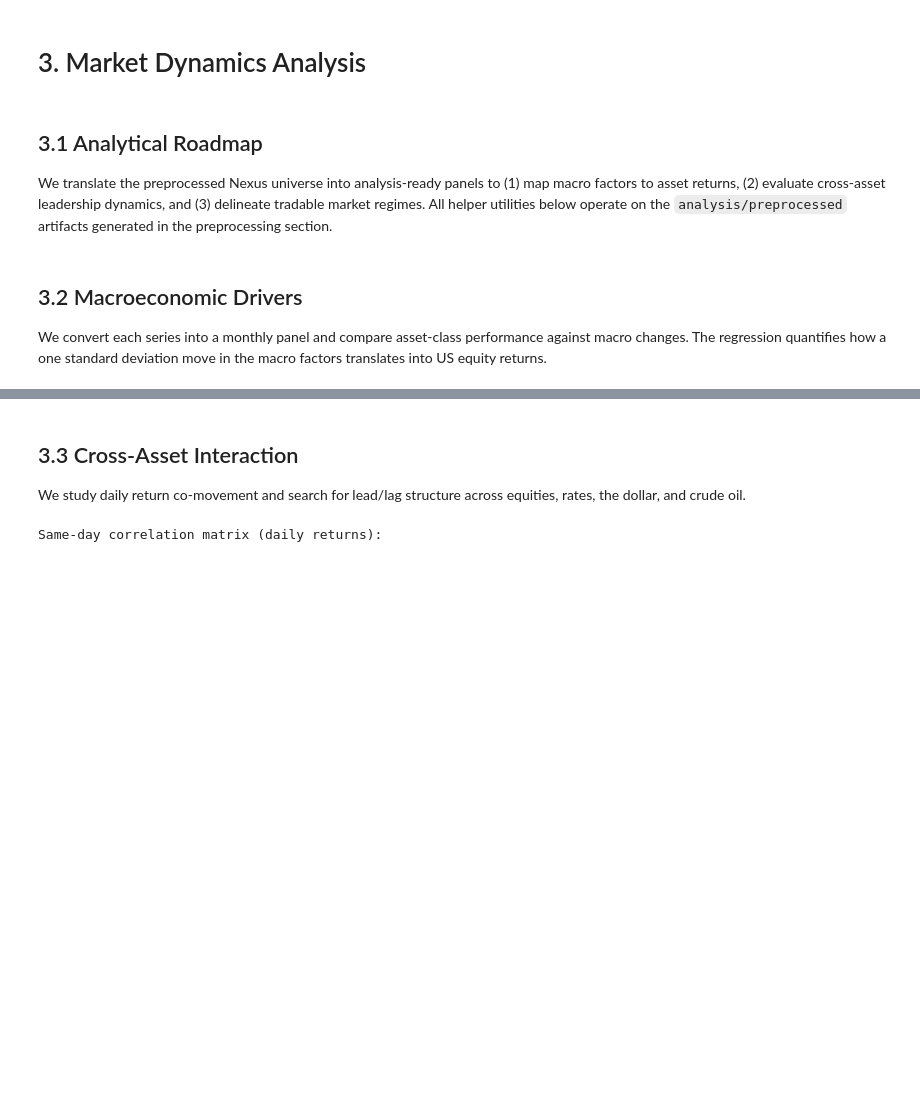
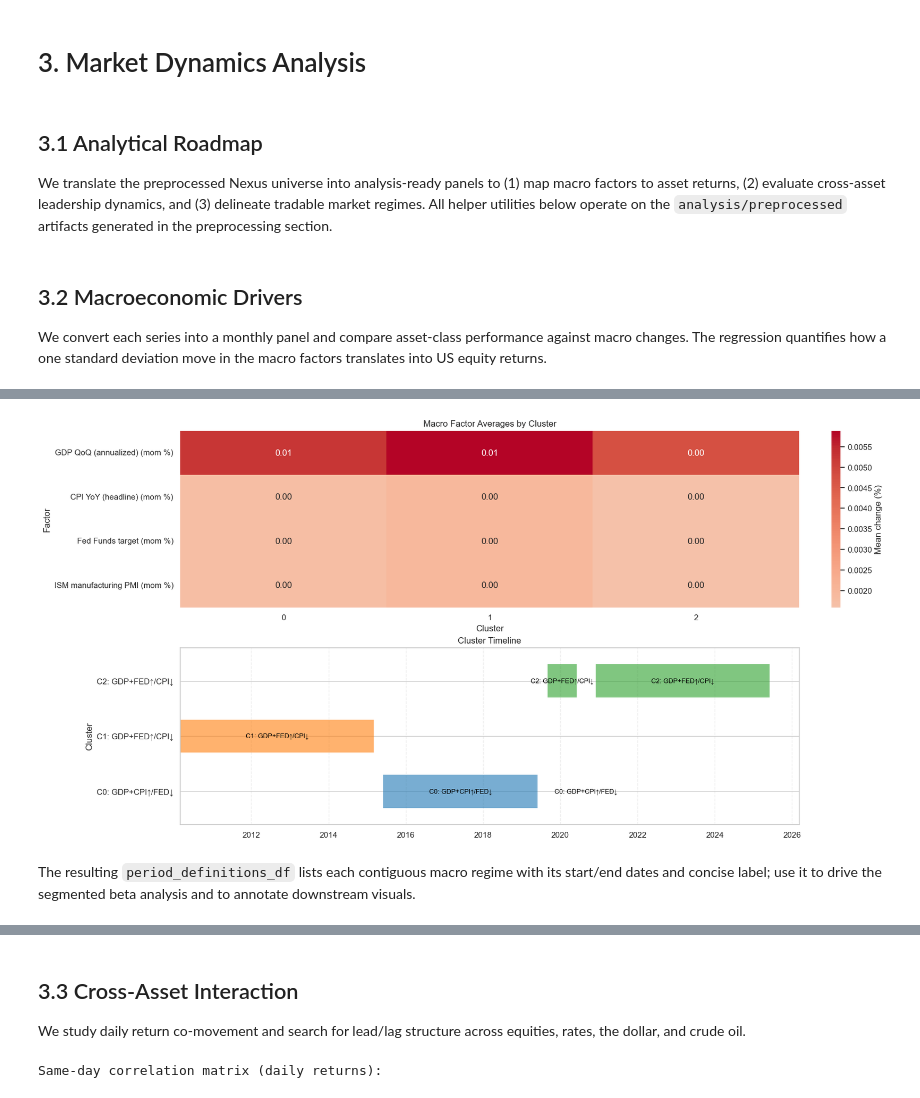
Before and after one commit to kecheng-shi/Nexus-data-preprocessing, a Jupyter notebook: Nexus Data Analysis.ipynb, the cells around one changed output, grey strips where cells are left out. Cells and saved outputs as stored; diff of their text form; code cells hidden in the pictures; blank space fills up the shorter version.

Commit message:
cluster

```diff
--- a/Nexus Data Analysis.ipynb
+++ b/Nexus Data Analysis.ipynb
@@ -724,3 +854,76 @@ Model R^2: 0.987
+# %%
+# Visualise macro clusters: factor heatmap + timeline
+import matplotlib.pyplot as plt
+import matplotlib.dates as mdates
+import seaborn as sns
+
+if cluster_mean_table.empty:
+    raise ValueError("cluster_mean_table is empty; run the segmentation cell first.")
+
+cluster_ids = sorted(cluster_mean_table.index)
+palette = sns.color_palette("tab10", n_colors=len(cluster_ids))
+color_map = {cid: palette[i % len(palette)] for i, cid in enumerate(cluster_ids)}
+
+fig, axes = plt.subplots(2, 1, figsize=(16, 8), constrained_layout=True, sharex=False)
+
+sns.heatmap(
+    cluster_mean_table.T,
+    cmap="coolwarm",
+    center=0,
+    annot=True,
+    fmt=".2f",
+    ax=axes[0],
+    cbar_kws={"label": "Mean change (%)"},
+)
+axes[0].set_title("Macro Factor Averages by Cluster")
+axes[0].set_ylabel("Factor")
+axes[0].set_xlabel("Cluster")
+
+axes[1].set_title("Cluster Timeline")
+axes[1].set_ylabel("Cluster")
+
+segment_records = []
+for s, e, cid in final_segments:
+    start_date = pd.to_datetime(macro_cluster_panel.loc[s, "date"])
+    end_date = pd.to_datetime(macro_cluster_panel.loc[e - 1, "date"])
+    segment_records.append((start_date, end_date, cid))
+
+for start_date, end_date, cid in segment_records:
+    left = mdates.date2num(start_date)
+    width = max((end_date - start_date).days + 1, 1)
+    axes[1].barh(
+        y=cid,
+        width=width,
+        left=left,
+        height=0.6,
+        color=color_map[cid],
+        alpha=0.6,
+        edgecolor="none",
+    )
+    mid_num = left + width / 2
+    axes[1].text(
+        mid_num,
+        cid,
+        cluster_name_map.get(cid, str(cid)),
+        ha="center",
+        va="center",
+        fontsize=9,
+        color="black",
+    )
+
+axes[1].set_yticks(cluster_ids)
+axes[1].set_yticklabels([cluster_name_map.get(cid, str(cid)) for cid in cluster_ids])
+axes[1].set_ylim(min(cluster_ids) - 0.6, max(cluster_ids) + 0.6)
+axes[1].xaxis_date()
+axes[1].xaxis.set_major_locator(mdates.YearLocator(base=2))
+axes[1].xaxis.set_major_formatter(mdates.DateFormatter('%Y'))
+axes[1].grid(True, axis='x', linestyle='--', alpha=0.3)
+
+plt.show()
+# %% [output]
+[figure, added]
+# %% [markdown]
+The resulting `period_definitions_df` lists each contiguous macro regime with its start/end dates and concise label; use it to drive the segmented beta analysis and to annotate downstream visuals.
 # %%
 # Visualise macro correlations and factor importance
 import matplotlib.pyplot as plt
```
Also changed, not shown: parts of 11 cells of this notebook, 2 other files.
